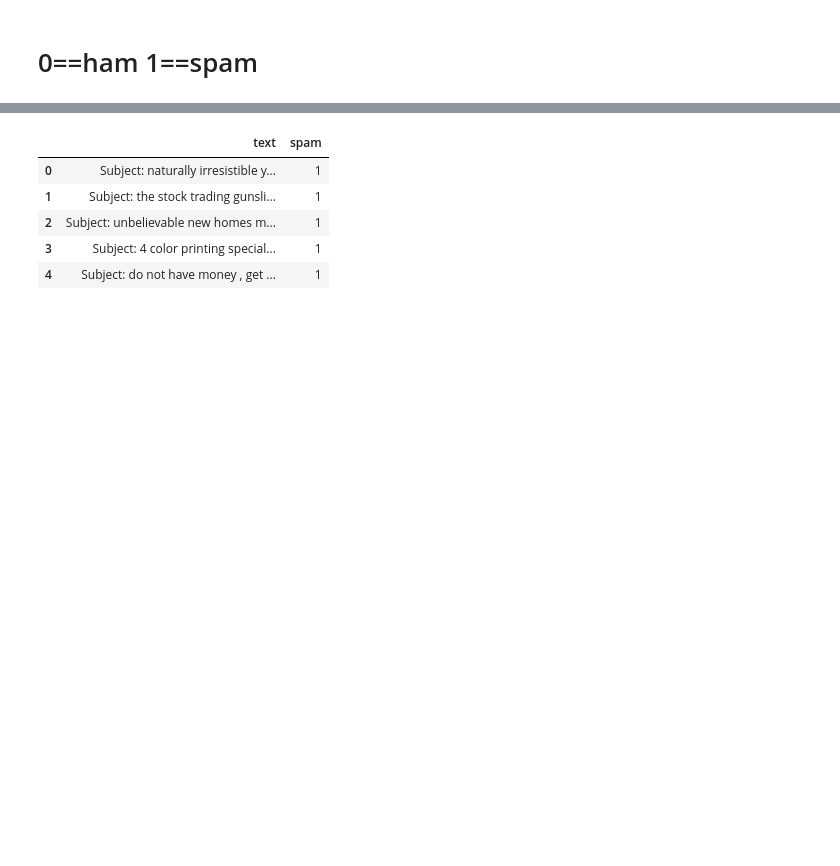
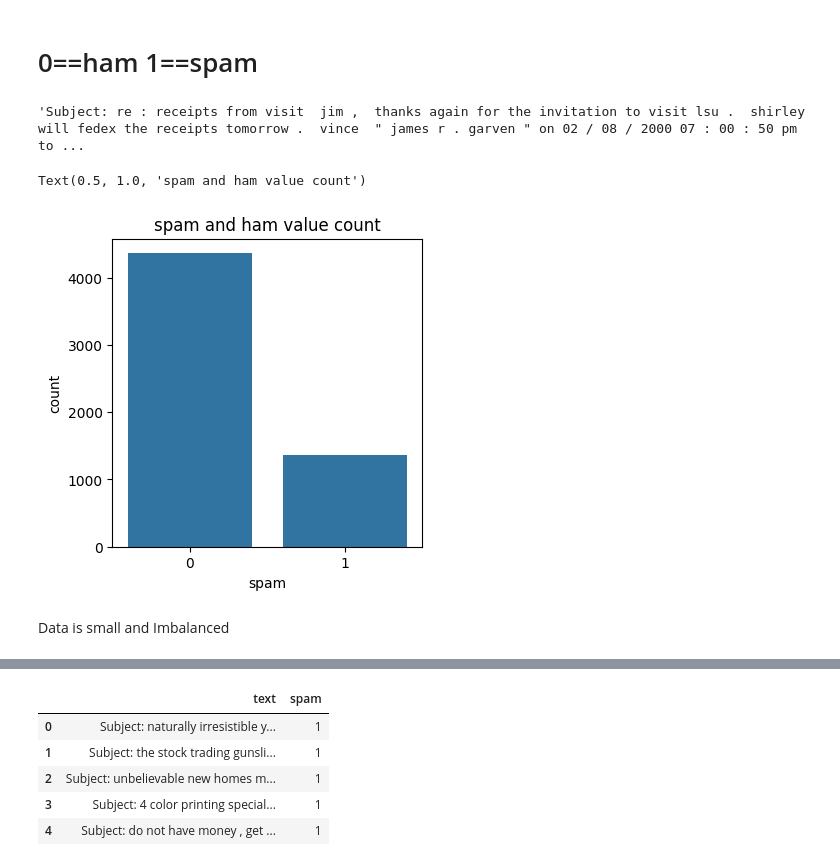
Before and after one commit to Deepak-baghel84/spam-detection, a Jupyter notebook: email_detection.ipynb, the cells around one changed output, grey strips where cells are left out. Drawn from its saved outputs; the diff is of its cells as text; code cells hidden in the pictures; blank space fills up the shorter version.

```diff
--- a/email_detection.ipynb
+++ b/email_detection.ipynb
@@ -27,3 +28,17 @@ df
 5728 rows × 2 columns
 # %% [markdown]
 # 0==ham   1==spam
+# %%
+df['spam'].value_counts()
+df['text'][5724]
+# %% [output]
+'Subject: re : receipts from visit  jim ,  thanks again for the invitation to visit lsu .  shirley will fedex the receipts tomorrow .  vince  " james r . garven " on 02 / 08 / 2000 07 : 00 : 50 pm  to ...
+# %%
+plt.figure(figsize=(4,4))
+sns.barplot(df['spam'].value_counts())
+plt.title('spam and ham value count')
+# %% [output]
+Text(0.5, 1.0, 'spam and ham value count')
+[figure, added]
+# %% [markdown]
+Data is small and Imbalanced
```
Also changed, not shown: parts of 21 cells of this notebook, 4 other files.
